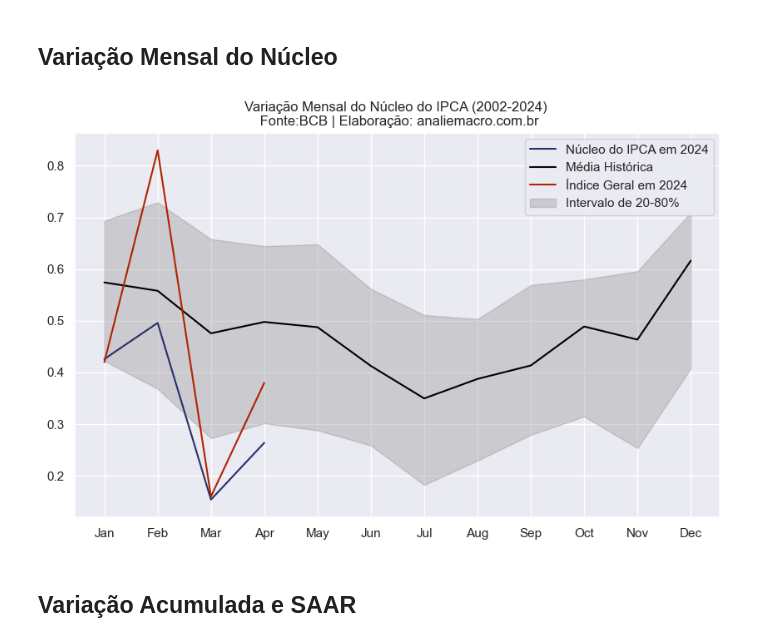
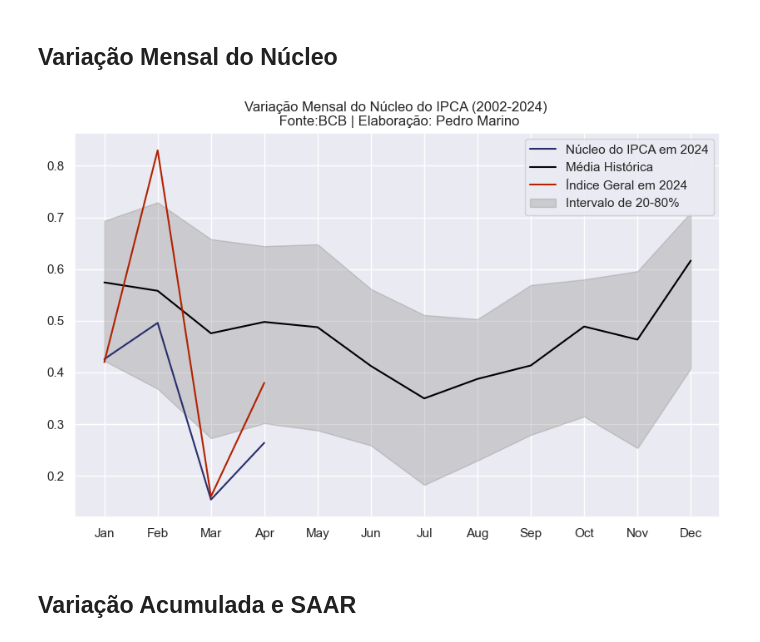
Before and after one commit to pedroxmarino/nucleo_ipca, a Jupyter notebook: nucleo_ipca.ipynb, the cells around one changed output. Cells and saved outputs as stored; diff of their text form; code cells hidden in the pictures.

```diff
--- a/nucleo_ipca.ipynb
+++ b/nucleo_ipca.ipynb
@@ -127,30 +127,30 @@ df_nucleos
 # %%
 # Configurar o estilo do seaborn
 sns.set()
 
 # Definir o tamanho da figura
 plt.figure(figsize=(10, 6))  # Ajuste a largura e altura conforme necessário
 
 # Plotar as linhas
 sns.lineplot(data=df_nucleos, x='mes', y='media_nucleos', color='#282f6b', label='Núcleo do IPCA em 2024')
 sns.lineplot(data=df_nucleos, x='mes', y='media_m', color='black', label='Média Histórica')
 sns.lineplot(data=df_nucleos, x='mes', y='ipca', color='#b22200', label='Índice Geral em 2024')
 
 # Preencher a área entre os percentis 20 e 80
 plt.fill_between(df_nucleos['mes'], df_nucleos['percentil_20'], df_nucleos['percentil_80'], color='grey', alpha=0.3, label='Intervalo de 20-80%')
 
 # Adicionar legenda
 plt.legend()
 
 # Remover os nomes dos eixos x e y
-plt.title('Variação Mensal do Núcleo do IPCA (2002-2024) \n Fonte:BCB | Elaboração: analiemacro.com.br')
+plt.title('Variação Mensal do Núcleo do IPCA (2002-2024) \n Fonte:BCB | Elaboração: Pedro Marino')
 plt.xlabel(None)
 plt.ylabel(None)
 
 # Exibir o gráfico
 plt.show()
 # %% [output]
-[figure, old version]
+[figure, new version]
 # %% [markdown]
 ## Variação Acumulada e SAAR
 # %%
```
Also changed, not shown: parts of 1 cell of this notebook.
